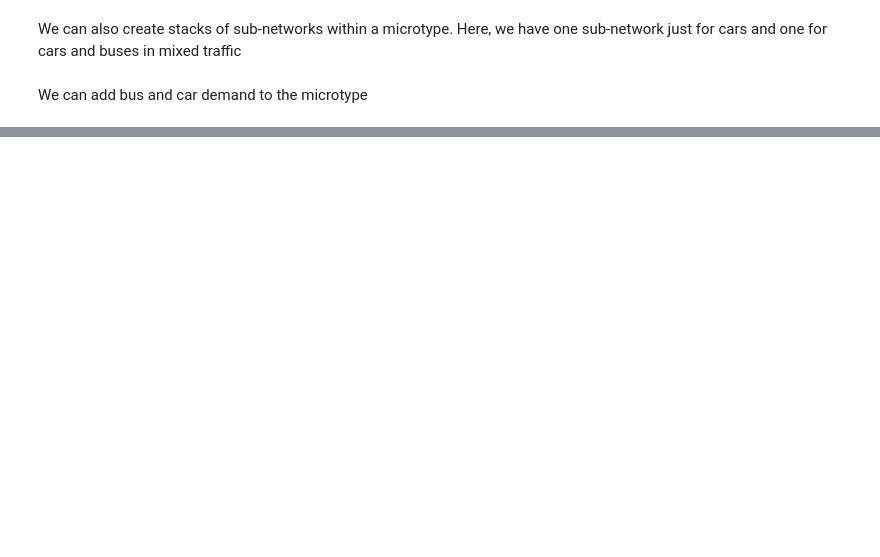
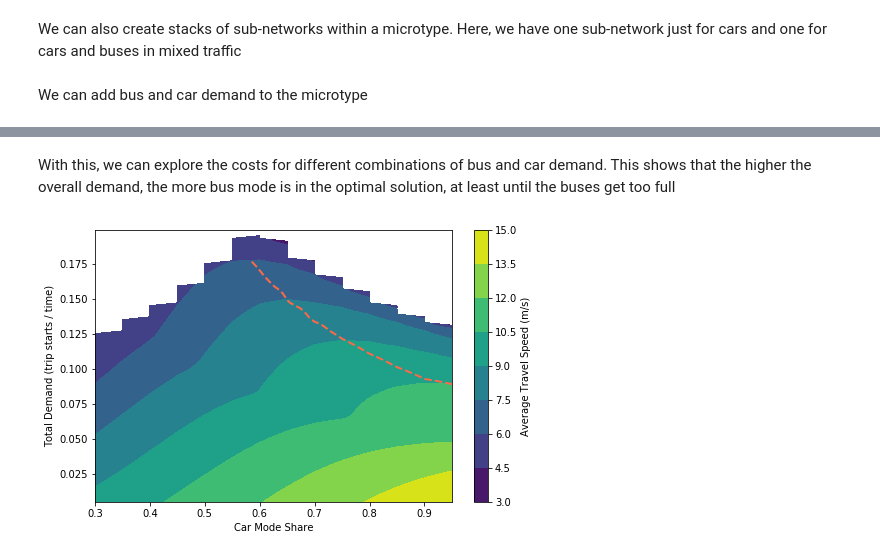
Before and after one commit to lingjinlbl/GEMS-model, a Jupyter notebook: initial-test.ipynb, the cells around one changed output, grey strips where cells are left out. Saved outputs shown, nothing was run; the diff lists cells and outputs as text; code cells hidden in the pictures; blank space fills up the shorter version.

Commit message:
change params setup

```diff
--- a/initial-test.ipynb
+++ b/initial-test.ipynb
@@ -125,0 +117,48 @@ m2.getSpeeds()
+# %% [markdown]
+With this, we can explore the costs for different combinations of bus and car demand. This shows that the higher the overall demand, the more bus mode is in the optimal solution, at least until the buses get too full
+# %%
+total_demands = np.arange(0.005, 0.2, 0.002)
+mode_splits = np.arange(0.3, 1.0, 0.05)
+
+average_costs = np.zeros((np.size(total_demands), np.size(mode_splits)))
+flows = np.zeros((np.size(total_demands), np.size(mode_splits)))
+car_speeds = np.zeros((np.size(total_demands), np.size(mode_splits)))
+headways = np.zeros((np.size(total_demands), np.size(mode_splits)))
+occupancies = np.zeros((np.size(total_demands), np.size(mode_splits)))
+
+for ii in range(np.size(total_demands)):
+    for jj in range(np.size(mode_splits)):
+        car_demand = total_demands[ii] * mode_splits[jj]
+        bus_demand = total_demands[ii] * (1.0 - mode_splits[jj])
+        network_car = Network(750, network_params_car)
+        network_mixed = Network(200, network_params_mixed)
+        car = Mode([network_mixed, network_car], 'car')
+        bus = BusMode([network_mixed], BusModeParams(1.0))
+        nc = NetworkCollection([network_mixed, network_car], False)
+        m = Microtype(nc)
+        m.setModeDemand('car', car_demand, 1000.0)
+        m.setModeDemand('bus', bus_demand, 1000.0)
+        flows[ii, jj] = np.sum(m.getFlows())
+        car_speeds[ii, jj] = m.getModeSpeed('car')
+        average_costs[ii, jj] = np.sum(m.getTotalTimes()) / np.sum(m.getFlows())
+        headways[ii, jj] = bus.getHeadway()
+        occupancies[ii, jj] = bus.getOccupancy()
+
+fig1 = plt.figure(figsize=(8, 5))
+
+p1 = plt.contourf(mode_splits, total_demands, average_costs)  # , np.arange(0.08, 0.35, 0.02))
+cb1 = plt.colorbar(p1)
+
+cb1.set_label('Average Travel Speed (m/s)')
+
+plt.ylabel('Total Demand (trip starts / time)')
+plt.xlabel('Car Mode Share')
+
+g1 = np.gradient(average_costs)
+
+slope = g1[1] / g1[0]
+
+p3 = plt.contour(mode_splits, total_demands, slope, 0, linestyles='dashed', linewidths=2,
+                 cmap='Reds')
+# %% [output]
+[figure, added]
```
Also changed, not shown: parts of 8 cells of this notebook, 6 other files.
